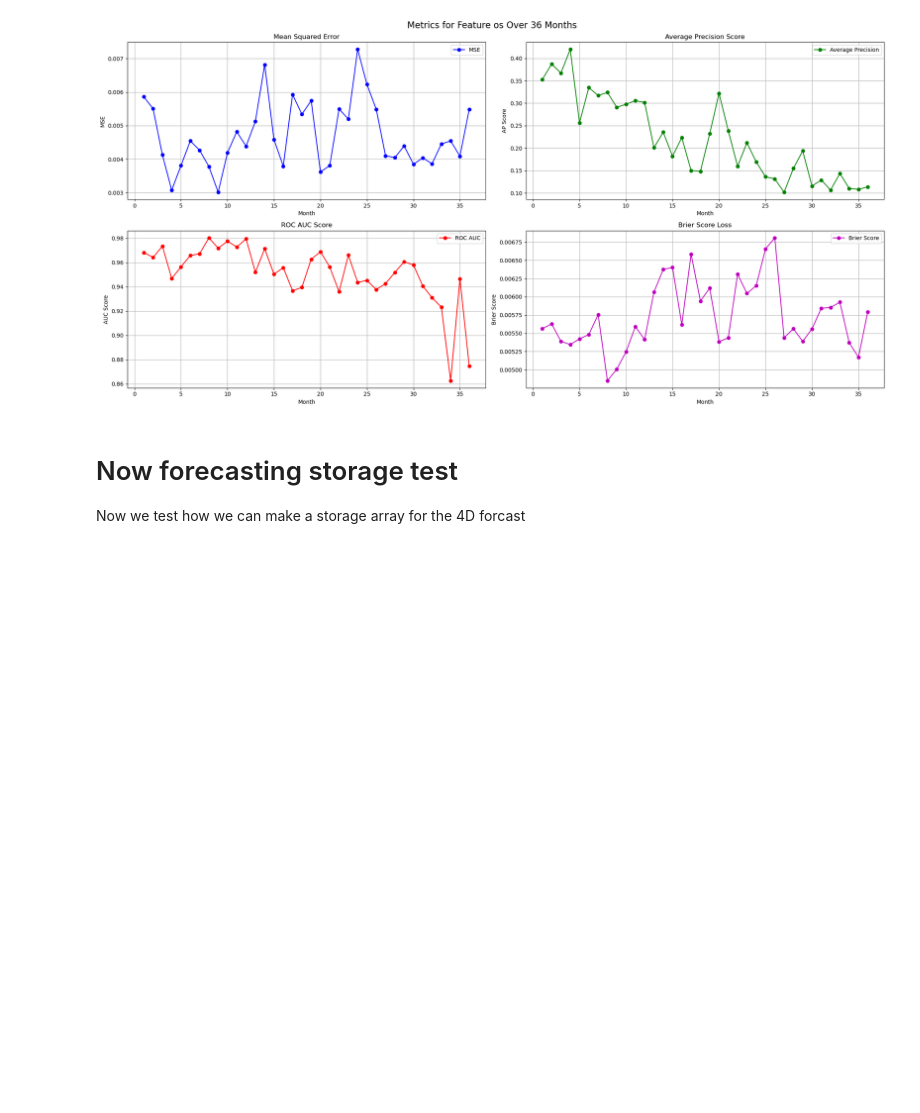
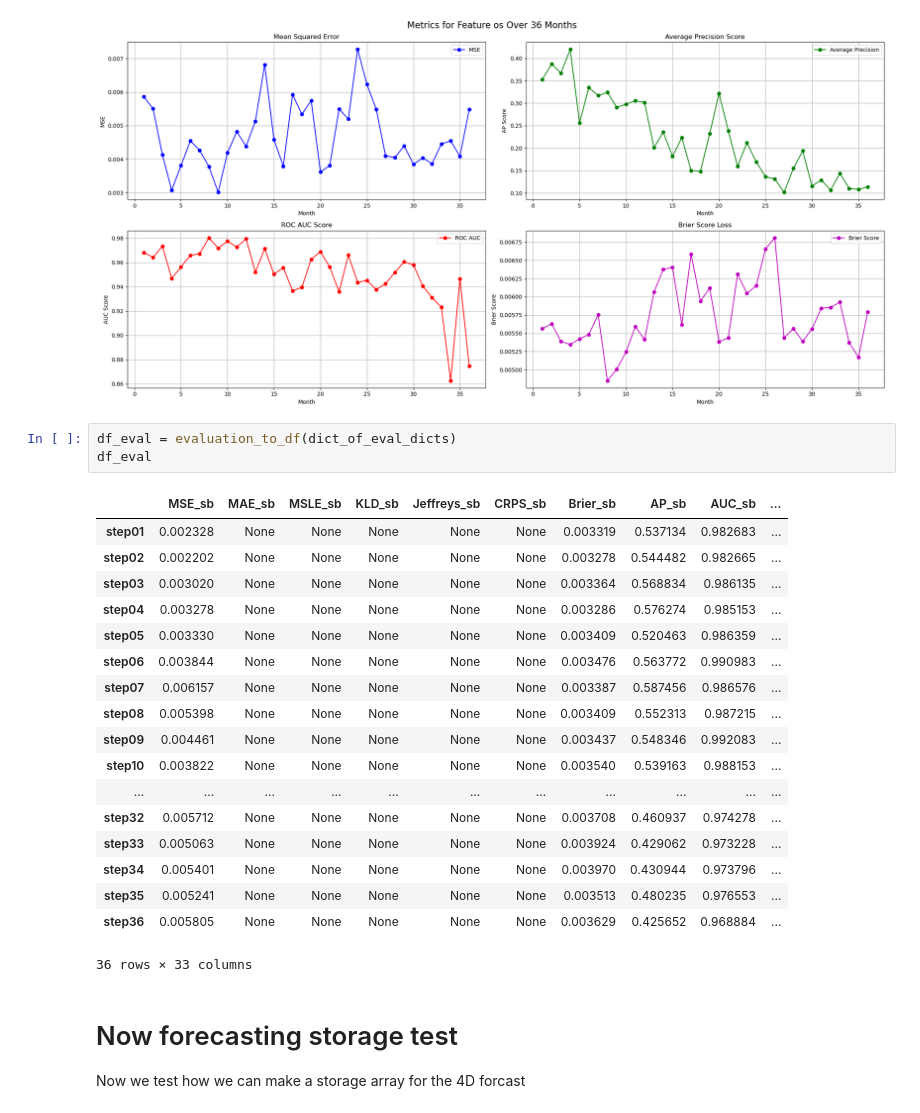
Before and after one commit to prio-data/views_pipeline, a Jupyter notebook: models/purple_alien/notebooks/test_to_prediction_store.ipynb, the cells around one changed output. Cells and saved outputs as stored; diff of their text form; blank space fills up the shorter version.

```diff
--- a/models/purple_alien/notebooks/test_to_prediction_store.ipynb
+++ b/models/purple_alien/notebooks/test_to_prediction_store.ipynb
@@ -312,6 +312,28 @@ plot_metrics(df_full, "os")
 [figure]
 [figure]
 [figure]
+# %%
+df_eval = evaluation_to_df(dict_of_eval_dicts)
+df_eval
+# %% [output]
+|  | MSE_sb | MAE_sb | MSLE_sb | KLD_sb | Jeffreys_sb | CRPS_sb | Brier_sb | AP_sb | AUC_sb | ... |
+| step01 | 0.002328 | None | None | None | None | None | 0.003319 | 0.537134 | 0.982683 | ... |
+| step02 | 0.002202 | None | None | None | None | None | 0.003278 | 0.544482 | 0.982665 | ... |
+| step03 | 0.003020 | None | None | None | None | None | 0.003364 | 0.568834 | 0.986135 | ... |
+| step04 | 0.003278 | None | None | None | None | None | 0.003286 | 0.576274 | 0.985153 | ... |
+| step05 | 0.003330 | None | None | None | None | None | 0.003409 | 0.520463 | 0.986359 | ... |
+| step06 | 0.003844 | None | None | None | None | None | 0.003476 | 0.563772 | 0.990983 | ... |
+| step07 | 0.006157 | None | None | None | None | None | 0.003387 | 0.587456 | 0.986576 | ... |
+| step08 | 0.005398 | None | None | None | None | None | 0.003409 | 0.552313 | 0.987215 | ... |
+| step09 | 0.004461 | None | None | None | None | None | 0.003437 | 0.548346 | 0.992083 | ... |
+| step10 | 0.003822 | None | None | None | None | None | 0.003540 | 0.539163 | 0.988153 | ... |
+| ... | ... | ... | ... | ... | ... | ... | ... | ... | ... | ... |
+| step32 | 0.005712 | None | None | None | None | None | 0.003708 | 0.460937 | 0.974278 | ... |
+| step33 | 0.005063 | None | None | None | None | None | 0.003924 | 0.429062 | 0.973228 | ... |
+| step34 | 0.005401 | None | None | None | None | None | 0.003970 | 0.430944 | 0.973796 | ... |
+| step35 | 0.005241 | None | None | None | None | None | 0.003513 | 0.480235 | 0.976553 | ... |
+| step36 | 0.005805 | None | None | None | None | None | 0.003629 | 0.425652 | 0.968884 | ... |
+36 rows × 33 columns
 # %% [markdown]
 # Now forecasting storage test
 Now we test how we can make a storage array for the 4D forcast
```
Also changed, not shown: parts of 7 cells of this notebook, 1 other file.
